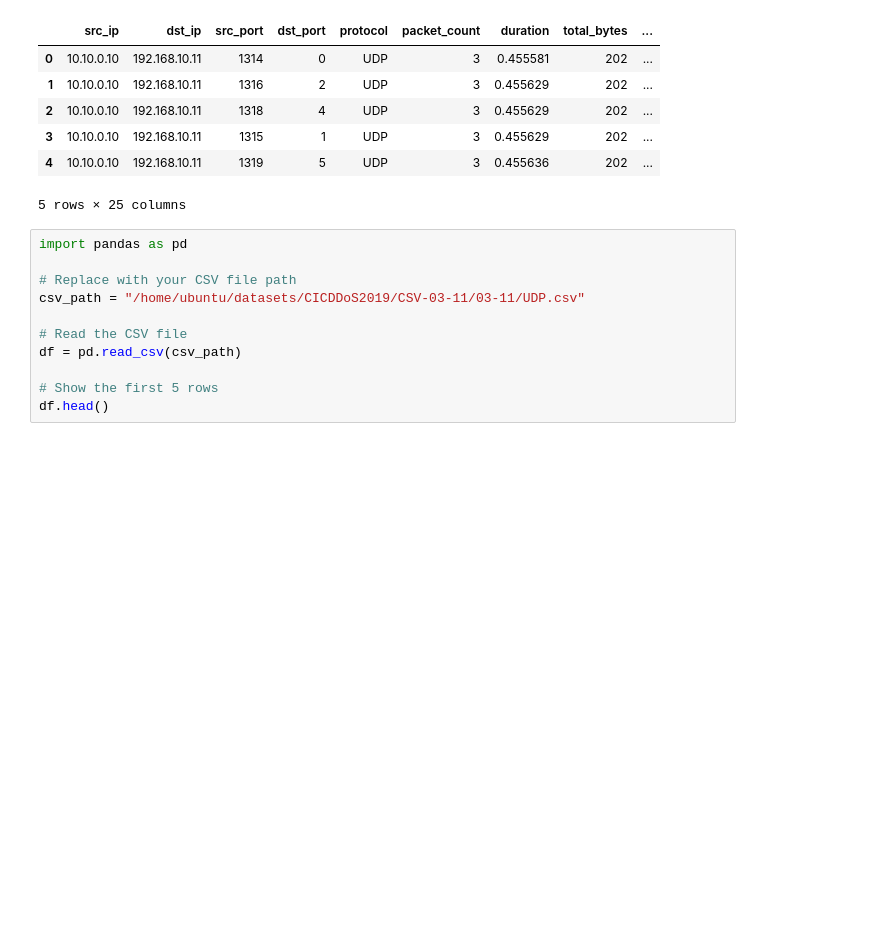
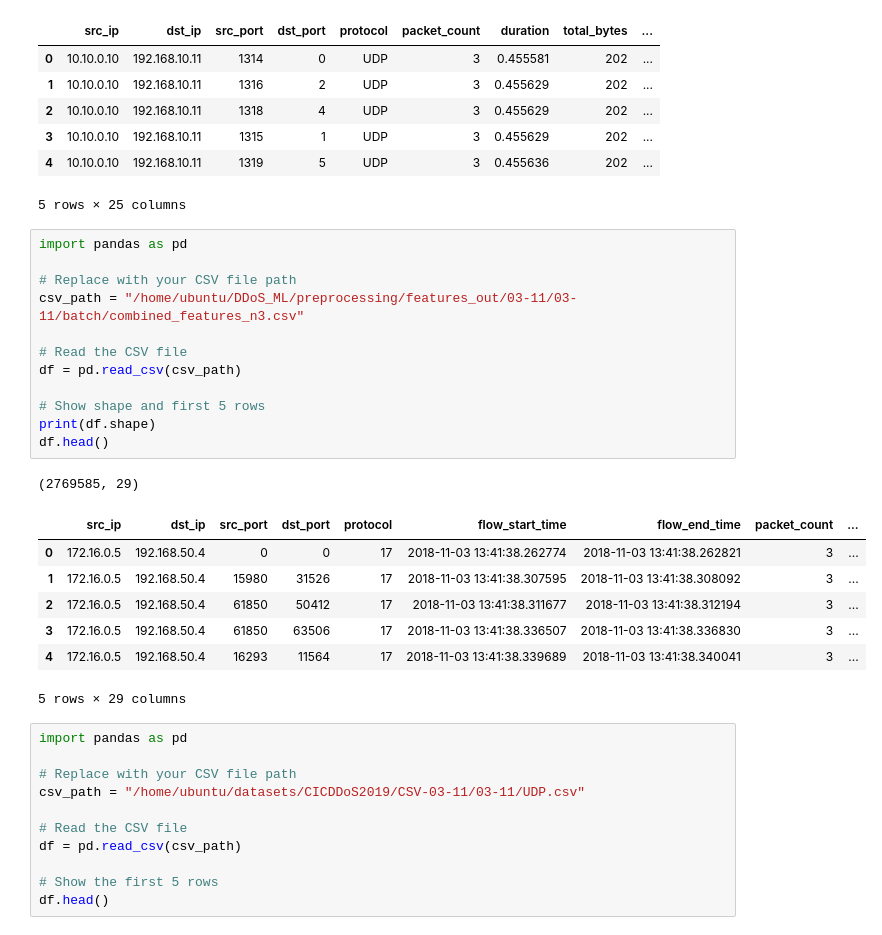
Before and after one commit to samiachoueiri/DDoS_ML, a Jupyter notebook: preprocessing/dataset_check.ipynb, the cells around one changed output. Cells and saved outputs as stored; diff of their text form; blank space fills up the shorter version.

```diff
--- a/preprocessing/dataset_check.ipynb
+++ b/preprocessing/dataset_check.ipynb
@@ -61,6 +61,27 @@ df.head()
 | 3 | 10.10.0.10 | 192.168.10.11 | 1315 | 1 | UDP | 3 | 0.455629 | 202 | ... |
 | 4 | 10.10.0.10 | 192.168.10.11 | 1319 | 5 | UDP | 3 | 0.455636 | 202 | ... |
 5 rows × 25 columns
+# %%
+import pandas as pd
+
+# Replace with your CSV file path
+csv_path = "/home/ubuntu/DDoS_ML/preprocessing/features_out/03-11/03-11/batch/combined_features_n3.csv"
+
+# Read the CSV file
+df = pd.read_csv(csv_path)
+
+# Show shape and first 5 rows
+print(df.shape)
+df.head()
+# %% [output]
+(2769585, 29)
+|  | src_ip | dst_ip | src_port | dst_port | protocol | flow_start_time | flow_end_time | packet_count | ... |
+| 0 | 172.16.0.5 | 192.168.50.4 | 0 | 0 | 17 | 2018-11-03 13:41:38.262774 | 2018-11-03 13:41:38.262821 | 3 | ... |
+| 1 | 172.16.0.5 | 192.168.50.4 | 15980 | 31526 | 17 | 2018-11-03 13:41:38.307595 | 2018-11-03 13:41:38.308092 | 3 | ... |
+| 2 | 172.16.0.5 | 192.168.50.4 | 61850 | 50412 | 17 | 2018-11-03 13:41:38.311677 | 2018-11-03 13:41:38.312194 | 3 | ... |
+| 3 | 172.16.0.5 | 192.168.50.4 | 61850 | 63506 | 17 | 2018-11-03 13:41:38.336507 | 2018-11-03 13:41:38.336830 | 3 | ... |
+| 4 | 172.16.0.5 | 192.168.50.4 | 16293 | 11564 | 17 | 2018-11-03 13:41:38.339689 | 2018-11-03 13:41:38.340041 | 3 | ... |
+5 rows × 29 columns
 # %%
 import pandas as pd
 
```
Also changed, not shown: parts of 2 cells of this notebook, 2 other files.
